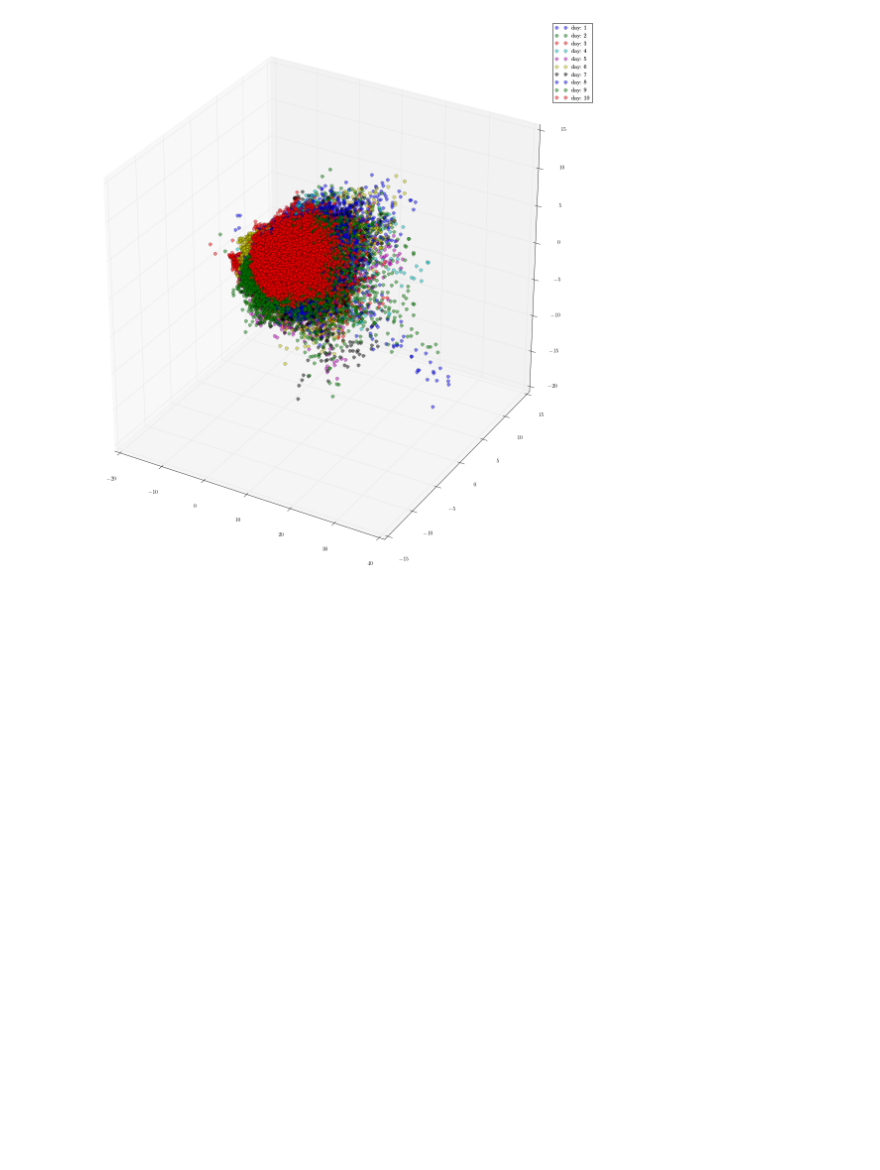
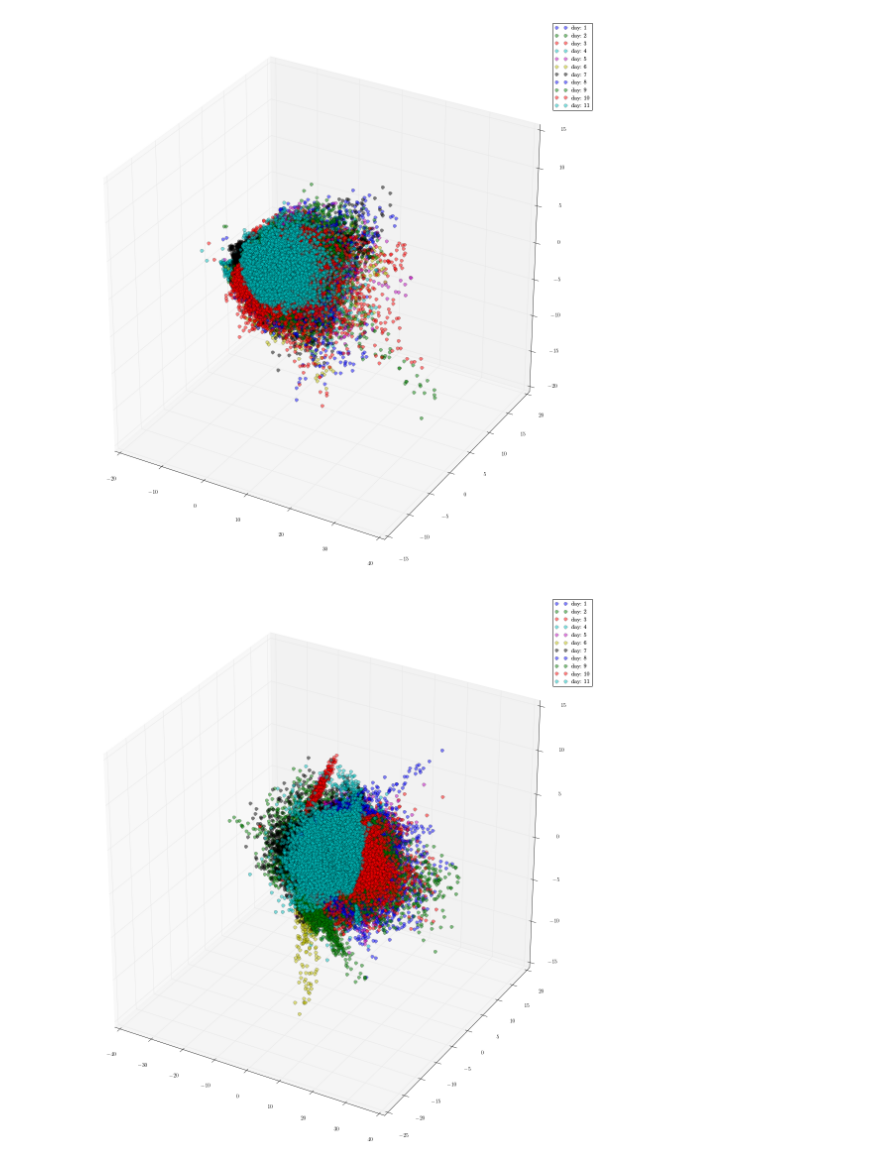
Before and after one commit to CINPLA/bigdata, a Jupyter notebook: pcaKoen.ipynb, the cells around one changed output. Cells and saved outputs as stored; diff of their text form; code cells hidden in the pictures; blank space fills up the shorter version.

```diff
--- a/pcaKoen.ipynb
+++ b/pcaKoen.ipynb
@@ -39,13 +35,23 @@ for day in dataset_B:
     group = day + "/valueMatrix"
     valueMatrices_B.append(dataset_B.get(group))
 # %%
-x=float('nan')
-for matrix in valueMatrices_A:
-       if any(isnan(matrix)):
-            print where(isnan(matrix))
-            valueMatrices_A.remove(matrix)
+for index, matrix in enumerate(valueMatrices_A):
+   if any(isnan(matrix)):
+        print matrix.name
+        print valueMatrices_A[index].shape
+        badData = array(unique(where(isnan(matrix))[0]))
+        matrix = delete(matrix, badData,0)
+        valueMatrices_A[index] = matrix
 
-for matrix in valueMatrices_B:
-       if any(isnan(matrix)):
-            valueMatrices_B.remove(matrix)
+        print valueMatrices_A[index].shape
+
+
+for index, matrix in enumerate(valueMatrices_B):
+   if any(isnan(matrix)):
+        print matrix.name
+        print valueMatrices_B[index].shape
+        badData = array(unique(where(isnan(matrix))[0]))
+        matrix = delete(matrix, badData,0)
+        valueMatrices_B[index] = matrix
+        print valueMatrices_B[index].shape
 # %% [output]
@@ -53,27 +64,28 @@ for matrix in valueMatrices_B:
 # %%
 fig = plt.figure()
 ax1 = fig.add_subplot(111, projection='3d')
 
 day = 0
 for matrix in valueMatrices_A:
     matrix = array(matrix)
     mlab_pca = mlabPCA(matrix)
     day +=1
 
     ax1.plot(mlab_pca.Y[:,0],mlab_pca.Y[:,1],mlab_pca.Y[:,2], 'o', markersize=7, alpha=0.5, label = 'day: ' + str(day))
     ax1.legend()
 
-#fig = plt.figure()
-#ax2 = fig.add_subplot(111, projection='3d')
-#day = 0
-#for matrix in valueMatrices_B:
-#    matrix = array(matrix)
-#    mlab_pca = mlabPCA(matrix)
-#    day +=1
-#    ax2.plot(mlab_pca.Y[:,0],mlab_pca.Y[:,1],mlab_pca.Y[:,2],  'o', markersize=7, alpha=0.5, label = 'day: ' + str(day))
-#    ax2.legend()
+fig = plt.figure()
+ax2 = fig.add_subplot(111, projection='3d')
+day = 0
+for matrix in valueMatrices_B:
+    matrix = array(matrix)
+    mlab_pca = mlabPCA(matrix)
+    day +=1
+    ax2.plot(mlab_pca.Y[:,0],mlab_pca.Y[:,1],mlab_pca.Y[:,2],  'o', markersize=7, alpha=0.5, label = 'day: ' + str(day))
+    ax2.legend()
 # %% [output]
-[figure, old version]
+[figure, new version]
+[figure, added]
 # %%
 #%pylab qt
 fig = plt.figure()
```
Also changed, not shown: parts of 8 cells of this notebook.
